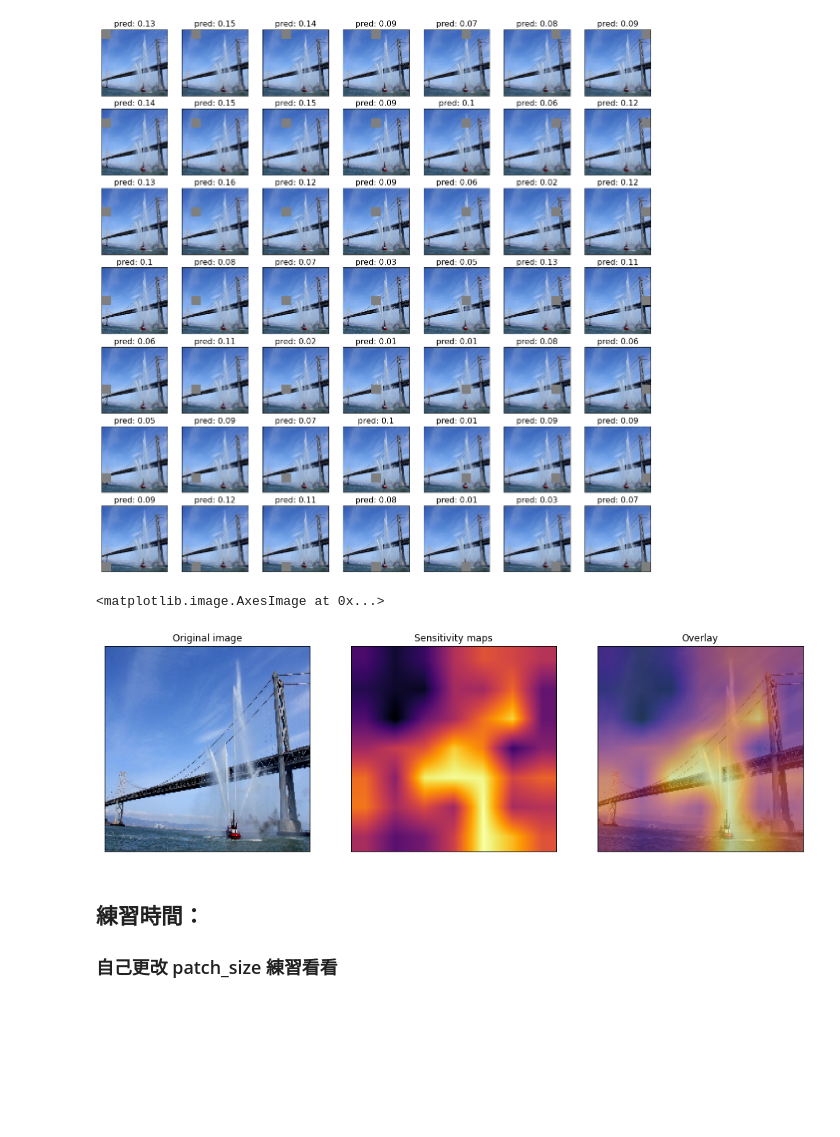
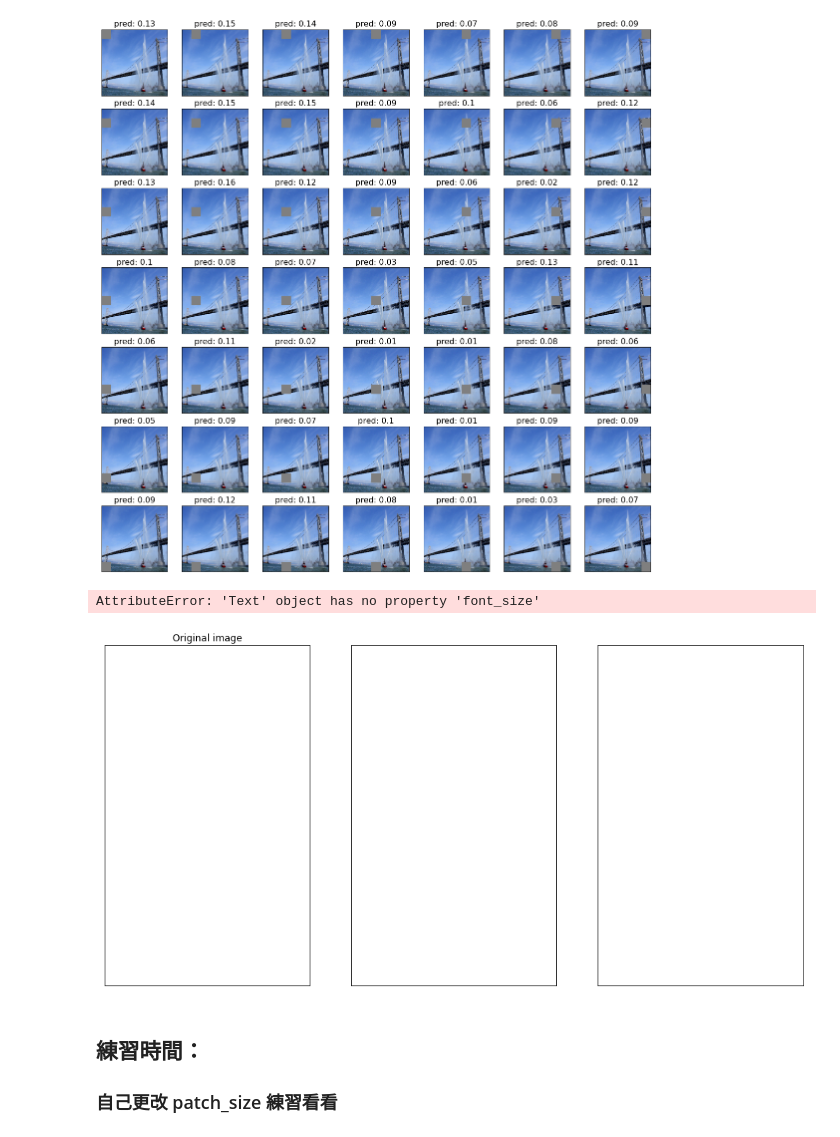
Before and after one commit to d246810g2000/Explainable_AI, a Jupyter notebook: DL/01_Perturbation-Based.ipynb, the cells around one changed output. Saved outputs shown, nothing was run; the diff lists cells and outputs as text; code cells hidden in the pictures; blank space fills up the shorter version.

```diff
--- a/DL/01_Perturbation-Based.ipynb
+++ b/DL/01_Perturbation-Based.ipynb
@@ -83,19 +83,19 @@ sensitivity_maps = cv2.resize(sensitivity_map, image.shape[0:2])
 # %%
 fig, axs = plt.subplots(nrows=1, ncols=3, squeeze=False, figsize=(16, 8),
                         subplot_kw={'xticks':[], 'yticks':[]})
 
-axs[0, 0].set_title('Original image')
+axs[0, 0].set_title('Original image', font_size=16)
 axs[0, 0].imshow(image/255)
 
-axs[0, 1].set_title('Sensitivity maps')
+axs[0, 1].set_title('Sensitivity maps', font_size=16)
 axs[0, 1].imshow(sensitivity_maps, cmap=cm.inferno)
 
-axs[0, 2].set_title('Overlay')
+axs[0, 2].set_title('Overlay', font_size=16)
 plt.imshow(sensitivity_maps, cmap=cm.inferno)
 plt.imshow(image/255, alpha=0.4)
 # %% [output]
-<matplotlib.image.AxesImage at 0x...>
+AttributeError: 'Text' object has no property 'font_size'
-[figure, old version]
+[figure, new version]
 # %% [markdown]
 ## 練習時間：
 ### 自己更改 patch_size 練習看看
```
